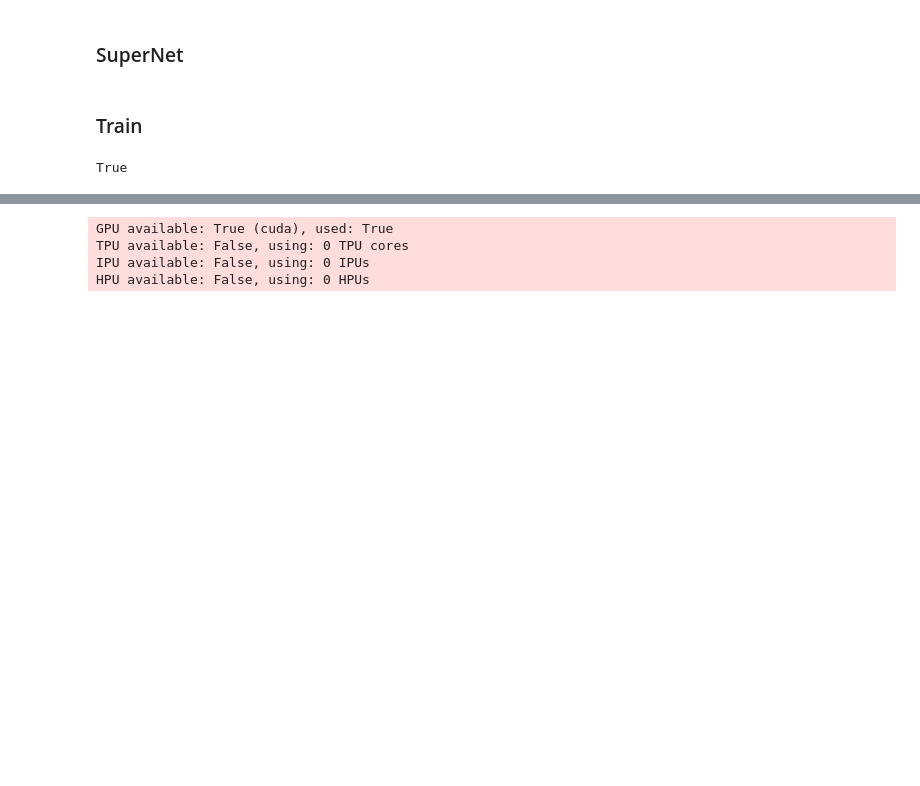
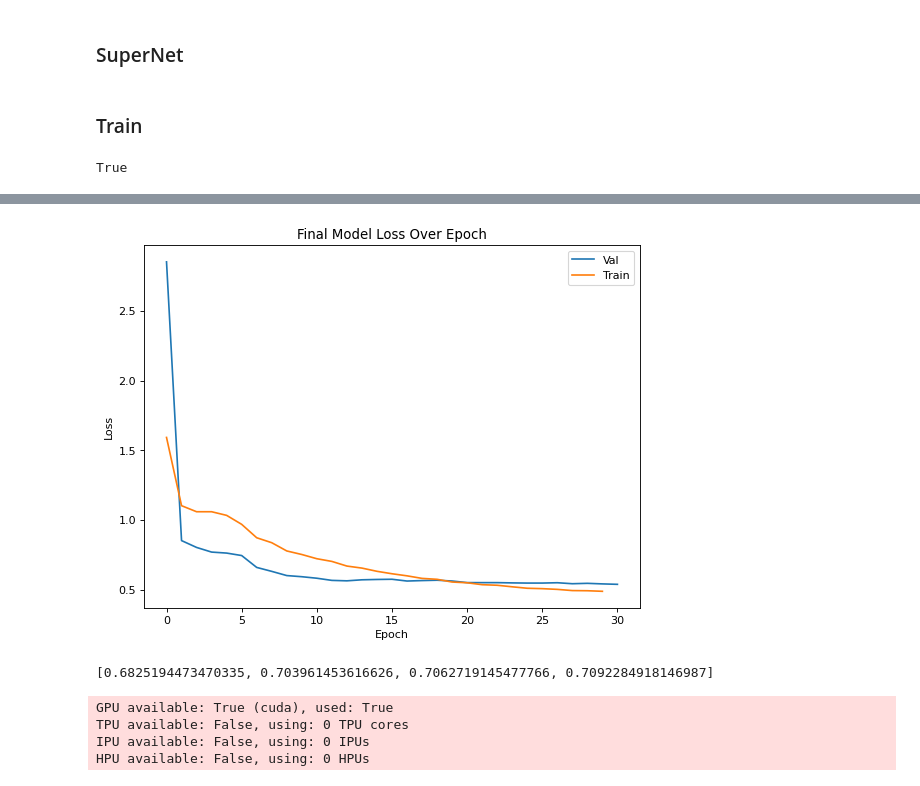
Before and after one commit to jmryan19/DSC180, a Jupyter notebook: A/1_playaround.ipynb, the cells around one changed output, grey strips where cells are left out. Saved outputs shown, nothing was run; the diff lists cells and outputs as text; code cells hidden in the pictures; blank space fills up the shorter version.

```diff
--- a/A/1_playaround.ipynb
+++ b/A/1_playaround.ipynb
@@ -659,2 +639,0 @@ os.cpu_count()
-# %%
-net = SuperNet(layer_defs=None, is_transfer=True, model = model, lr_scheduler=True, lr = 1e-5)
@@ -669,0 +791,26 @@ Sequential(
+# %%
+final_lin = [[2048, 4096], [4096, 2048], [2048, 512], [512, 256], [256, 1]]
+all_aucs = []
+all_tests = []
+all_val_loss = []
+all_train_loss = []
+
+net = SuperNet(layer_defs=None, linear_layers = final_lin, is_transfer=True,
+           model = model, lr_scheduler=True, lr = 1e-5, print_on = False)
+trainer = pl.Trainer(
+    accelerator='gpu',
+    max_epochs=30,
+    enable_progress_bar=False,
+    logger=False,
+    enable_checkpointing=False)
+net.train()
+trainer.fit(net, train_dl, val_dl)
+print(net.val_auc)
+net.eval()
+test_outcomes = []
+for each in test_dataset:
+    test_outcomes.append(net(each[0].reshape((1,3,224,224))).item())
+all_aucs.append(net.val_auc)
+all_tests.append(test_outcomes)
+all_val_loss.append(net.val_loss_epoch)
+all_train_loss.append(net.train_loss_epoch)
@@ -669,0 +869,2 @@ Sequential(
+# %%
+net.load_state_dict(torch.load('final_model'))
@@ -670,3 +1002,19 @@ Sequential(
+# %%
+plt.figure(figsize=(8, 6), dpi=80)
+plt.plot(np.arange(len(net.val_loss_epoch) ),  net.val_loss_epoch)
+plt.plot(np.arange(len(net.train_loss_epoch)),  net.train_loss_epoch)
+plt.legend(['Val','Train'])
+plt.title('Final Model Loss Over Epoch')
+plt.xlabel('Epoch')
+plt.ylabel('Loss')
+plt.savefig('presentation_figs/final_loss.png')
+plt.show()
+# %% [output]
+[figure, added]
+# %%
+[x.max() for x in all_aucs]
+# %% [output]
+[0.6825194473470335, 0.703961453616626, 0.7062719145477766, 0.7092284918146987]
 # %%
 trainer = pl.Trainer(
     accelerator='gpu',
```
Also changed, not shown: parts of 115 cells of this notebook, 29 other files.
